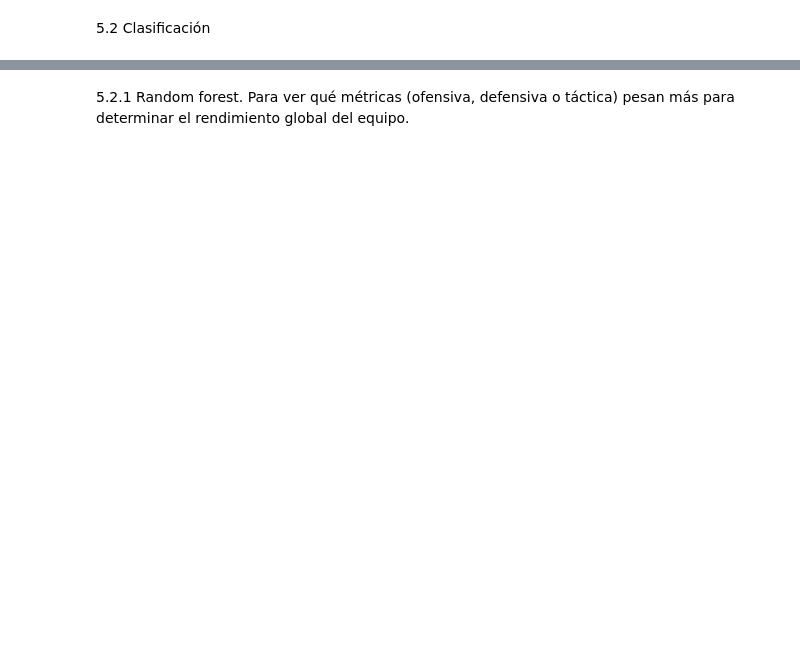
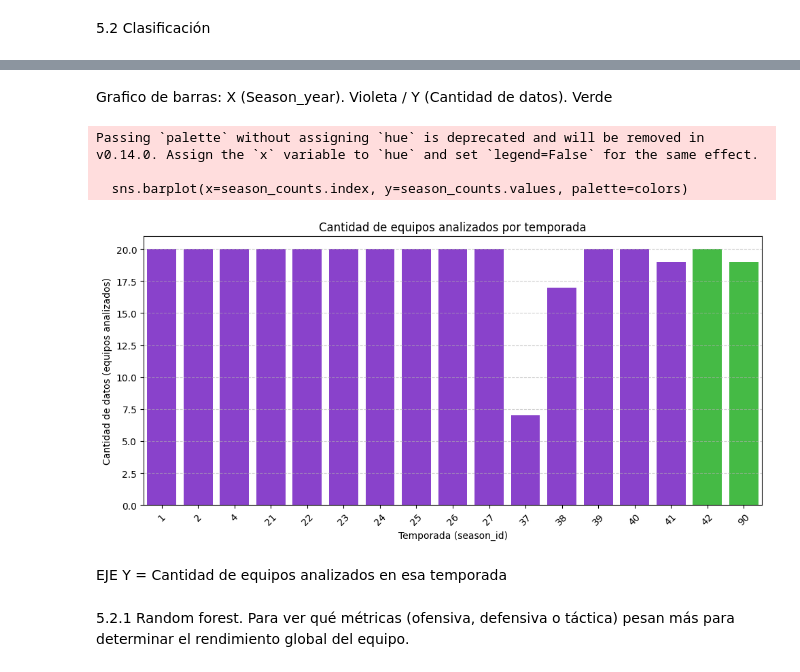
Before and after one commit to VainstubTomas/Aprendizaje_Automatico_Grandes_Datos, a Jupyter notebook: main.ipynb, the cells around one changed output, grey strips where cells are left out. Saved outputs shown, nothing was run; the diff lists cells and outputs as text; code cells hidden in the pictures; blank space fills up the shorter version.

```diff
--- a/main.ipynb
+++ b/main.ipynb
@@ -1124,3 +1197,31 @@ NameError: name 'df_model' is not defined
+# %% [markdown]
+Grafico de barras: X (Season_year). Violeta / Y (Cantidad de datos). Verde
+# %%
+# Conteo por temporada
+season_counts = df_model['season_id'].value_counts().sort_index()
+
+# Temporadas de validación: 42 y 90
+test_seasons = {42, 90}
+
+# Violeta para train, verde para test (42 y 90)
+colors = ['#32CD32' if int(s) in test_seasons else '#8A2BE2' for s in season_counts.index]
+
+plt.figure(figsize=(10,5))
+sns.barplot(x=season_counts.index, y=season_counts.values, palette=colors)
+plt.title("Cantidad de equipos analizados por temporada")
+plt.xlabel("Temporada (season_id)")
+plt.ylabel("Cantidad de datos (equipos analizados)")
+plt.grid(axis='y', linestyle='--', alpha=0.6)
+plt.xticks(rotation=45)
+plt.tight_layout()
+plt.show()
+# %% [output]
+Passing `palette` without assigning `hue` is deprecated and will be removed in v0.14.0. Assign the `x` variable to `hue` and set `legend=False` for the same effect.
+
+  sns.barplot(x=season_counts.index, y=season_counts.values, palette=colors)
+[figure, added]
+# %% [markdown]
+EJE Y = Cantidad de equipos analizados en esa temporada
 # %% [markdown]
 5.2.1 Random forest. Para ver qué métricas (ofensiva, defensiva o táctica) pesan más para determinar el rendimiento global del equipo.
 # %%
```
Also changed, not shown: parts of 21 cells of this notebook.
